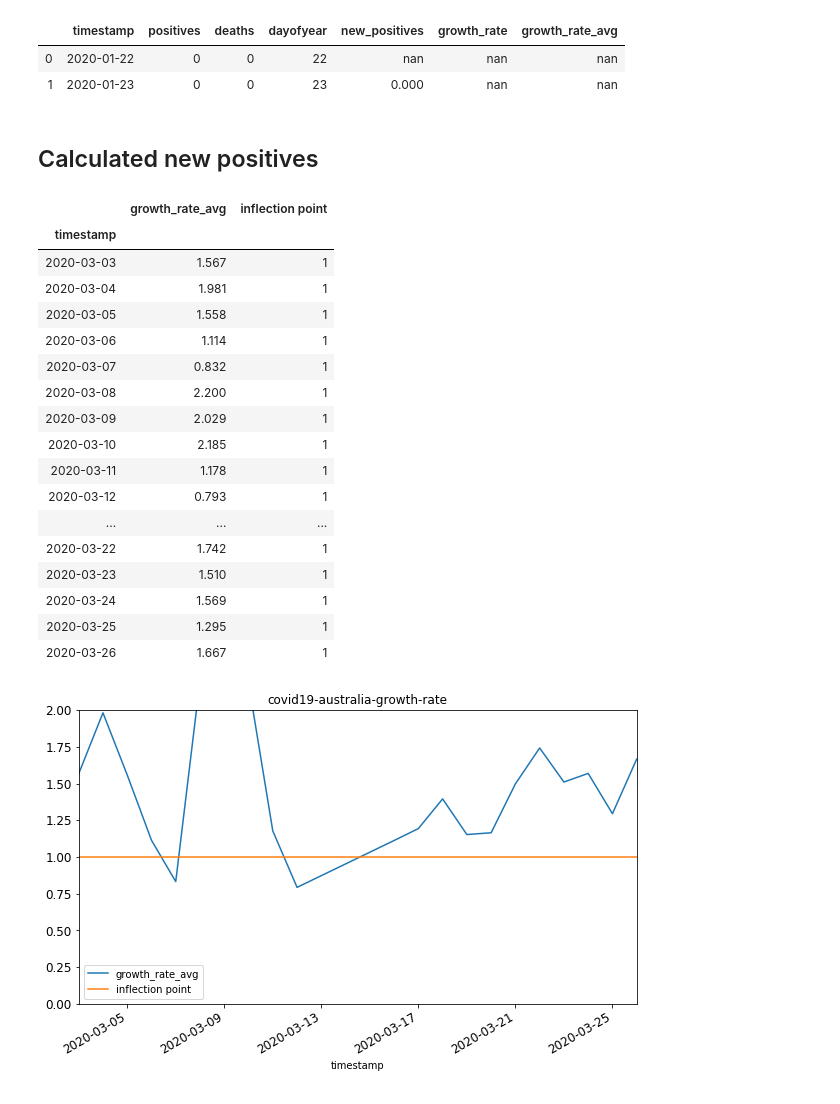
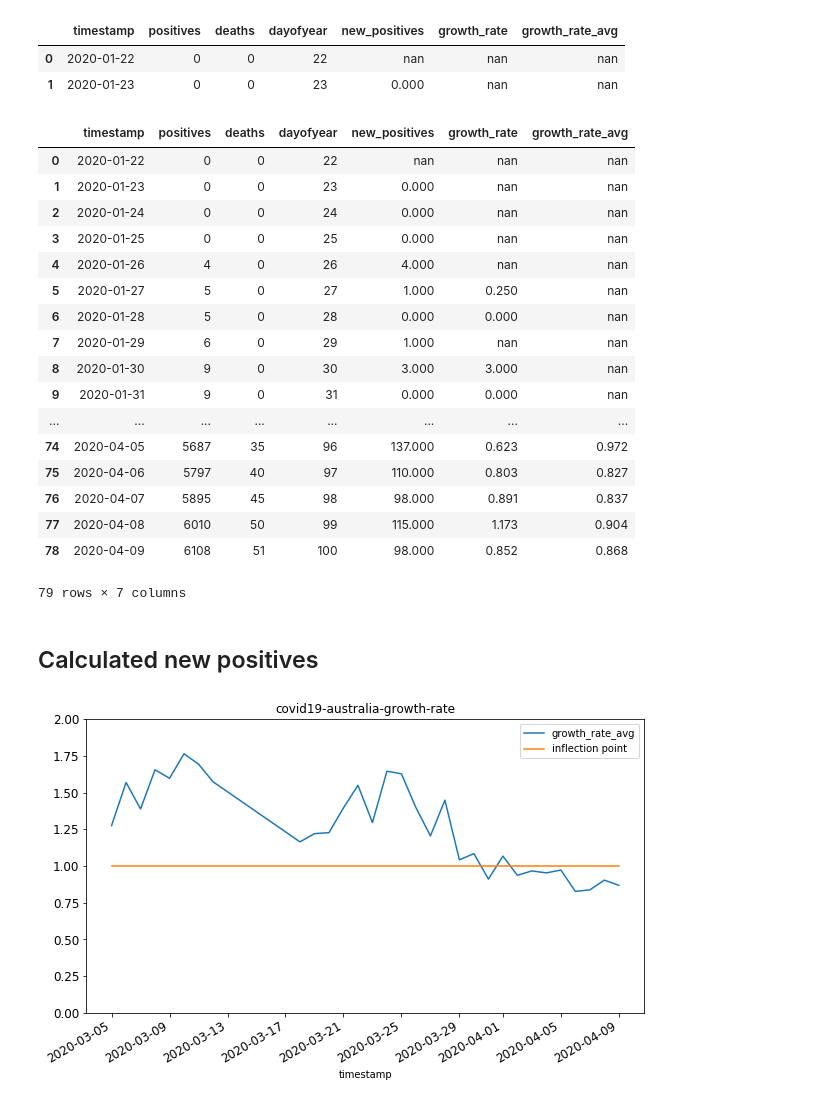
Before and after one commit to LorisMarini/coronavirus, a Jupyter notebook: covid19-analysis-australia.ipynb, the cells around one changed output. Saved outputs shown, nothing was run; the diff lists cells and outputs as text; code cells hidden in the pictures.

```diff
--- a/covid19-analysis-australia.ipynb
+++ b/covid19-analysis-australia.ipynb
@@ -91,44 +91,46 @@ dataset["growth_rate"] = dataset["new_positives"]/dataset["new_positives"].shift
 dataset = dataset.replace([np.inf, -np.inf], np.nan)
 
 # Average across rolling window
-dataset["growth_rate_avg"] = dataset["growth_rate"].rolling(3, win_type=None).mean()
+dataset["growth_rate_avg"] = dataset["growth_rate"].rolling(5, win_type=None).mean()
 dataset.head(2)
 # %% [output]
 |  | timestamp | positives | deaths | dayofyear | new_positives | growth_rate | growth_rate_avg |
 | 0 | 2020-01-22 | 0 | 0 | 22 | nan | nan | nan |
 | 1 | 2020-01-23 | 0 | 0 | 23 | 0.000 | nan | nan |
+# %%
+dataset
+# %% [output]
+|  | timestamp | positives | deaths | dayofyear | new_positives | growth_rate | growth_rate_avg |
+| 0 | 2020-01-22 | 0 | 0 | 22 | nan | nan | nan |
+| 1 | 2020-01-23 | 0 | 0 | 23 | 0.000 | nan | nan |
+| 2 | 2020-01-24 | 0 | 0 | 24 | 0.000 | nan | nan |
+| 3 | 2020-01-25 | 0 | 0 | 25 | 0.000 | nan | nan |
+| 4 | 2020-01-26 | 4 | 0 | 26 | 4.000 | nan | nan |
+| 5 | 2020-01-27 | 5 | 0 | 27 | 1.000 | 0.250 | nan |
+| 6 | 2020-01-28 | 5 | 0 | 28 | 0.000 | 0.000 | nan |
+| 7 | 2020-01-29 | 6 | 0 | 29 | 1.000 | nan | nan |
+| 8 | 2020-01-30 | 9 | 0 | 30 | 3.000 | 3.000 | nan |
+| 9 | 2020-01-31 | 9 | 0 | 31 | 0.000 | 0.000 | nan |
+| ... | ... | ... | ... | ... | ... | ... | ... |
+| 74 | 2020-04-05 | 5687 | 35 | 96 | 137.000 | 0.623 | 0.972 |
+| 75 | 2020-04-06 | 5797 | 40 | 97 | 110.000 | 0.803 | 0.827 |
+| 76 | 2020-04-07 | 5895 | 45 | 98 | 98.000 | 0.891 | 0.837 |
+| 77 | 2020-04-08 | 6010 | 50 | 99 | 115.000 | 1.173 | 0.904 |
+| 78 | 2020-04-09 | 6108 | 51 | 100 | 98.000 | 0.852 | 0.868 |
+79 rows × 7 columns
 # %% [markdown]
 ## Calculated new positives
 # %%
 to_plot = dataset.set_index("timestamp")[["growth_rate_avg"]].dropna()
 to_plot["inflection point"] = 1
-to_plot
 
 # Plot and save
 title = "covid19-australia-growth-rate"
 ax = to_plot.plot(ylim=(0, 2), fontsize=12, title = title, figsize=(10,6))
 fig = ax.get_figure()
 fig.savefig(f"{title}.png")
 # %% [output]
-|  | growth_rate_avg | inflection point |
-| timestamp |  |  |
-| 2020-03-03 | 1.567 | 1 |
-| 2020-03-04 | 1.981 | 1 |
-| 2020-03-05 | 1.558 | 1 |
-| 2020-03-06 | 1.114 | 1 |
-| 2020-03-07 | 0.832 | 1 |
-| 2020-03-08 | 2.200 | 1 |
-| 2020-03-09 | 2.029 | 1 |
-| 2020-03-10 | 2.185 | 1 |
-| 2020-03-11 | 1.178 | 1 |
-| 2020-03-12 | 0.793 | 1 |
-| ... | ... | ... |
-| 2020-03-22 | 1.742 | 1 |
-| 2020-03-23 | 1.510 | 1 |
-| 2020-03-24 | 1.569 | 1 |
-| 2020-03-25 | 1.295 | 1 |
-| 2020-03-26 | 1.667 | 1 |
-[figure, old version]
+[figure, new version]
 # %%
 dataset.set_index("timestamp")[["positives", "deaths"]].plot(linewidth=2,
                                     figsize=(9,5),
```
Also changed, not shown: parts of 3 cells of this notebook, 5 other files.
